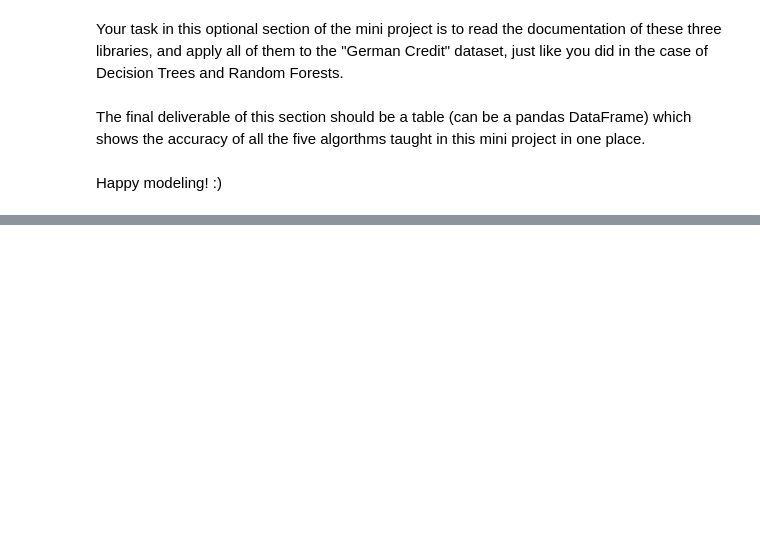
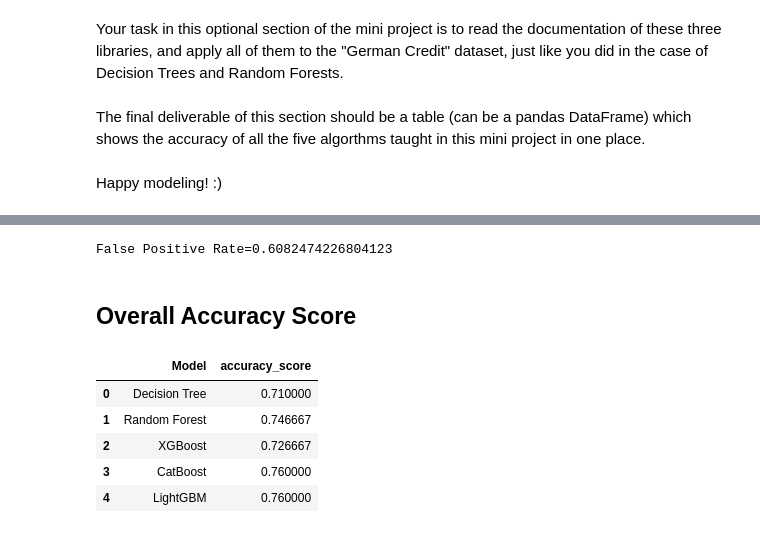
Before and after one commit to weboctave/mec-mini-projects, a Jupyter notebook: mec-13.5.1-tree-based-algorithms-mini-project/Mini_Project_Tree-Based_Algorithms.ipynb, the cells around one changed output, grey strips where cells are left out. Drawn from its saved outputs; the diff is of its cells as text; code cells hidden in the pictures; blank space fills up the shorter version.

Commit message:
Advanced Gradient Boost

```diff
--- a/mec-13.5.1-tree-based-algorithms-mini-project/Mini_Project_Tree-Based_Algorithms.ipynb
+++ b/mec-13.5.1-tree-based-algorithms-mini-project/Mini_Project_Tree-Based_Algorithms.ipynb
@@ -577,0 +701,13 @@ Happy modeling! :)
+# %%
+from catboost import CatBoostClassifier
+
+cb = CatBoostClassifier(iterations=100, learning_rate=0.1, custom_loss=['AUC', 'Accuracy'])
+
+cb.fit(
+    train_pool,
+    eval_set=validation_pool,
+    verbose=False,
+    plot=True
+);
+
+y_pred_cb = cb.predict(X_test)
@@ -577,0 +717,13 @@ Happy modeling! :)
+# %%
+y_pred_cb = y_pred_cb == 'True'
+# %%
+from sklearn.metrics import precision_score, recall_score, roc_auc_score
+
+# print('test accuracy={}'.format(cb.score(X_test, y_test)))
+print('precision_score={}'.format(precision_score(y_test, y_pred_cb)))
+print('recall_score={}'.format(recall_score(y_test, y_pred_cb)))
+print('auc_score={}'.format(roc_auc_score(y_test, y_pred_cb)))
+
+acc_cb = accuracy_score(y_test, y_pred_cb)
+acc_dict = {'Model': ['CatBoost'], 'accuracy_score': [acc_cb]}
+accuracy_df = accuracy_df.append(pd.DataFrame(acc_dict), ignore_index = True)
@@ -577,0 +811,11 @@ Happy modeling! :)
+# %%
+from sklearn.metrics import precision_score, recall_score, roc_auc_score
+
+print('test accuracy={}'.format(gbm.score(X_test, y_test))) # What is this score, not accuracy
+print('precision_score={}'.format(precision_score(y_test, y_pred_lgb)))
+print('recall_score={}'.format(recall_score(y_test, y_pred_lgb)))
+print('auc_score={}'.format(roc_auc_score(y_test, y_pred_lgb)))
+
+acc_lgb = accuracy_score(y_test, y_pred_cb)
+acc_dict = {'Model': ['LightGBM'], 'accuracy_score': [acc_lgb]}
+accuracy_df = accuracy_df.append(pd.DataFrame(acc_dict), ignore_index = True)
@@ -577,0 +853,18 @@ Happy modeling! :)
+# %%
+# False Positive Rate = False Positives / (False Positives + True Negatives)
+tn_lgb, fp_lgb, fn_lgb, tp_lgb = confusion_matrix(y_test, y_pred_lgb).ravel()
+fpr_lgb = fp_lgb / (fp_lgb + tn_lgb)
+print('False Positive Rate=' + str(fpr_lgb))
+# %% [output]
+False Positive Rate=0.6082474226804123
+# %% [markdown]
+## Overall Accuracy Score
+# %%
+accuracy_df
+# %% [output]
+|  | Model | accuracy_score |
+| 0 | Decision Tree | 0.710000 |
+| 1 | Random Forest | 0.746667 |
+| 2 | XGBoost | 0.726667 |
+| 3 | CatBoost | 0.760000 |
+| 4 | LightGBM | 0.760000 |
```
Also changed, not shown: parts of 28 cells of this notebook.
